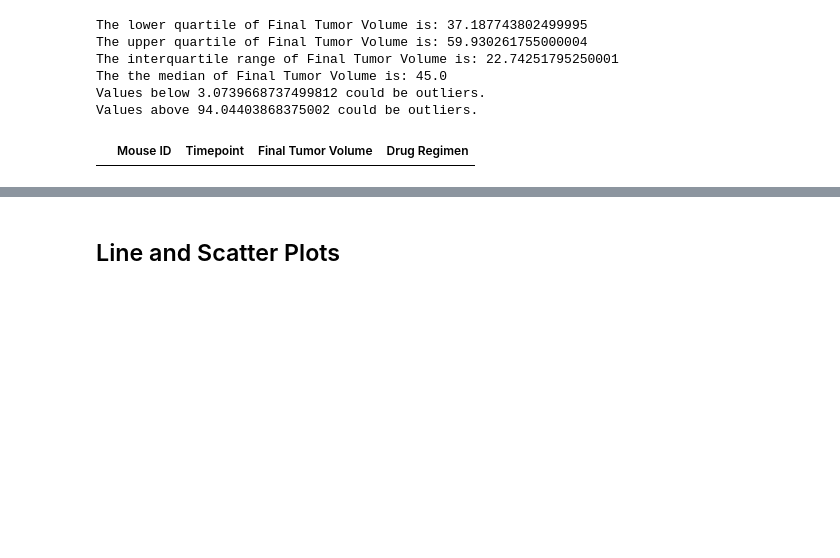
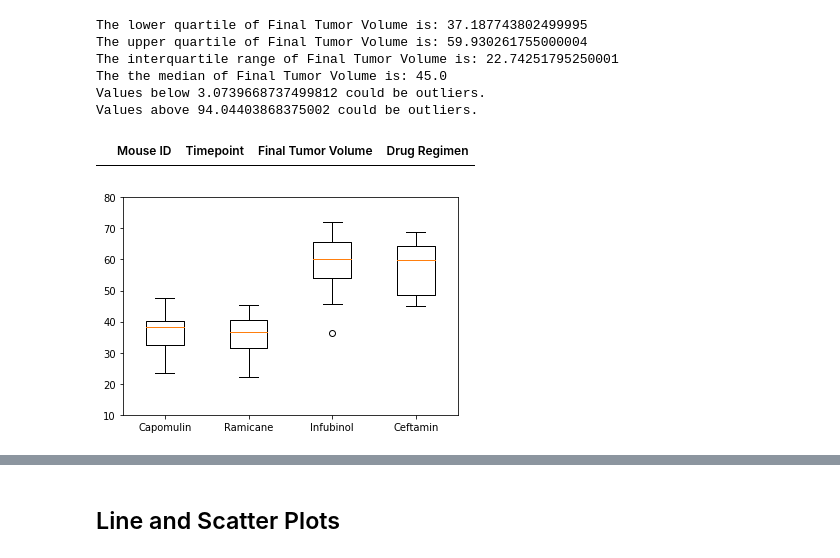
Before and after one commit to lauragabrielson/Matplotlib_Challenge, a Jupyter notebook: pymaceuticals_starter.ipynb, the cells around one changed output, grey strips where cells are left out. Drawn from its saved outputs; the diff is of its cells as text; code cells hidden in the pictures; blank space fills up the shorter version.

```diff
--- a/pymaceuticals_starter.ipynb
+++ b/pymaceuticals_starter.ipynb
@@ -316,4 +357,22 @@ The the median of Final Tumor Volume is: 45.0
 Values below 3.0739668737499812 could be outliers.
 Values above 94.04403868375002 could be outliers.
 |  | Mouse ID | Timepoint | Final Tumor Volume | Drug Regimen |
+# %%
+# Locate the rows which contain mice on each drug and get the tumor volumes
+tumor_volume_data = tumor_df.groupby('Drug Regimen')['Final Tumor Volume'].apply(list)
+tumor_data_df = pd.DataFrame(tumor_volume_data)
+
+#for each mouse in treatments
+tumor_volume_df = tumor_data_df.reindex(treatments)
+
+# add subset
+tumor_volume = [vol for vol in tumor_volume_df['Final Tumor Volume']]
+# Determine outliers using upper and lower bounds
+# %%
+# Generate a box plot of the final tumor volume of each mouse across four regimens of interest
+plt.boxplot(tumor_volume, labels=treatments)
+plt.ylim(10, 80)
+plt.show()
+# %% [output]
+[figure, added]
 # %%
```
Also changed, not shown: parts of 17 cells of this notebook.
